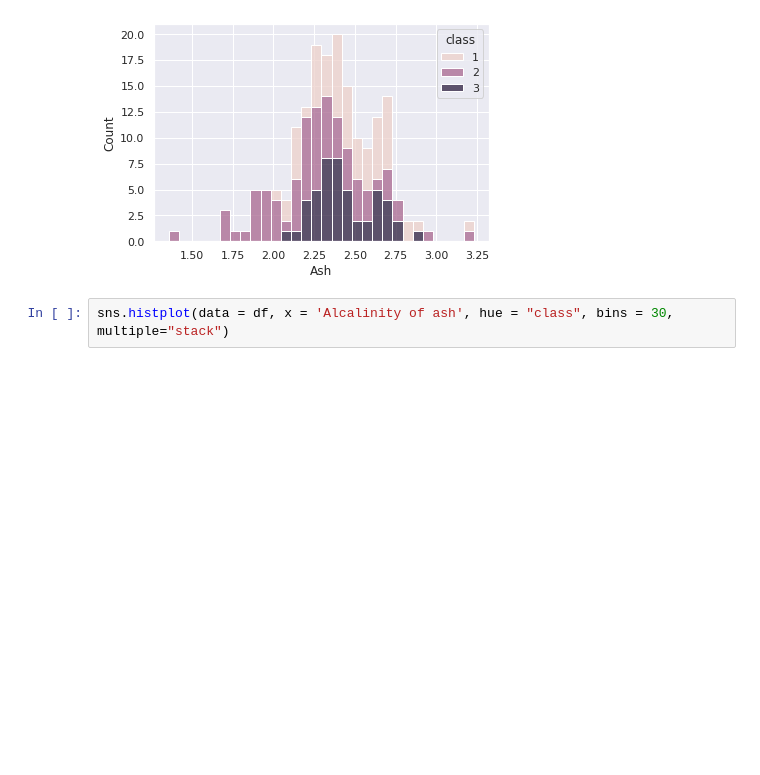
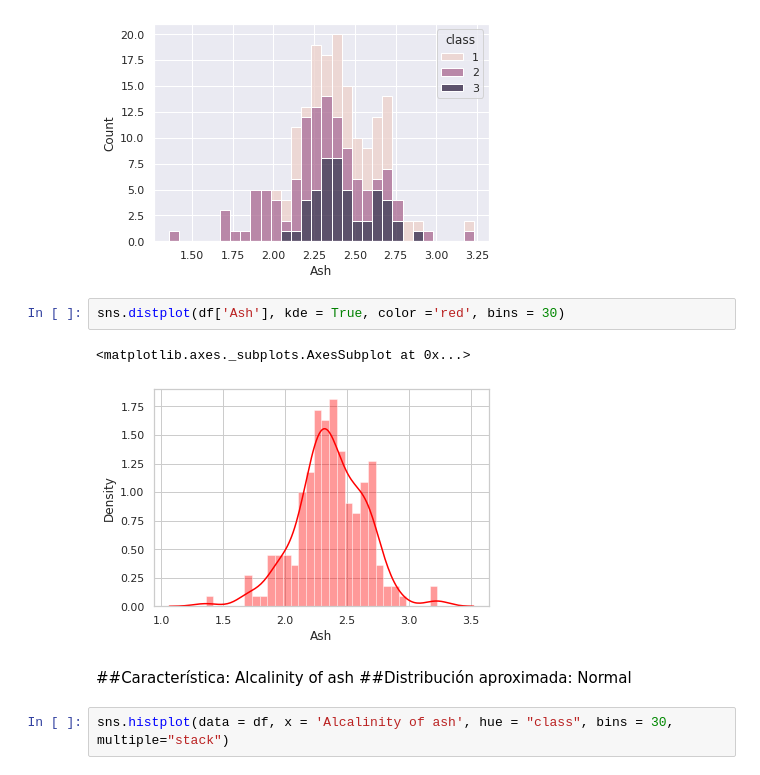
Before and after one commit to grale13/cursoad, a Jupyter notebook: M2_T3_tarea_Leopoldo_Granados.ipynb, the cells around one changed output. Drawn from its saved outputs; the diff is of its cells as text; blank space fills up the shorter version.

```diff
--- a/M2_T3_tarea_Leopoldo_Granados.ipynb
+++ b/M2_T3_tarea_Leopoldo_Granados.ipynb
@@ -62,6 +80,14 @@ sns.histplot(data = df, x = 'Ash', hue = "class", bins = 30, multiple="stack")
 # %% [output]
 <matplotlib.axes._subplots.AxesSubplot at 0x...>
 [figure]
+# %%
+sns.distplot(df['Ash'], kde = True, color ='red', bins = 30)
+# %% [output]
+<matplotlib.axes._subplots.AxesSubplot at 0x...>
+[figure, added]
+# %% [markdown]
+##Característica: Alcalinity of ash
+##Distribución aproximada: Normal
 # %%
 sns.histplot(data = df, x = 'Alcalinity of ash', hue = "class", bins = 30, multiple="stack")
 # %% [output]
```
Also changed, not shown: parts of 27 cells of this notebook.
